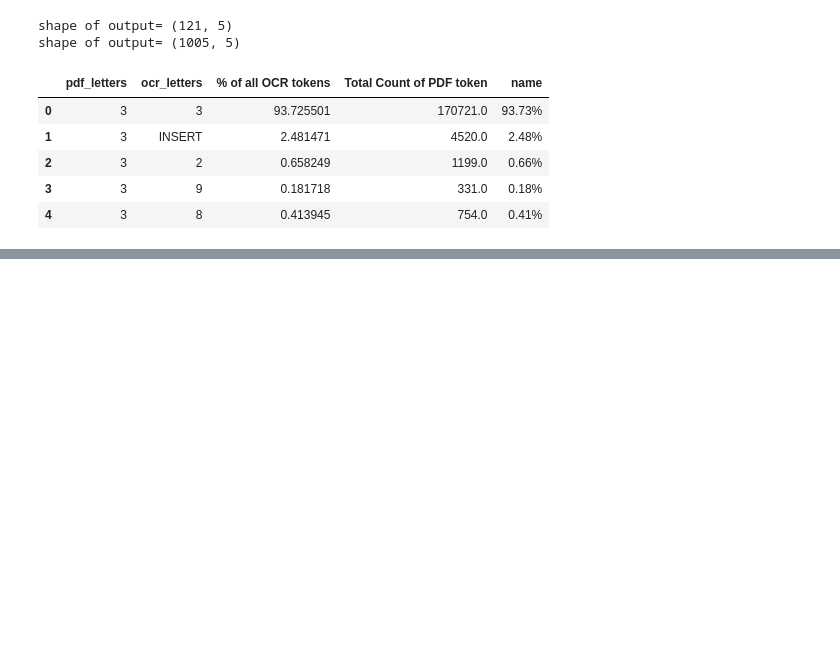
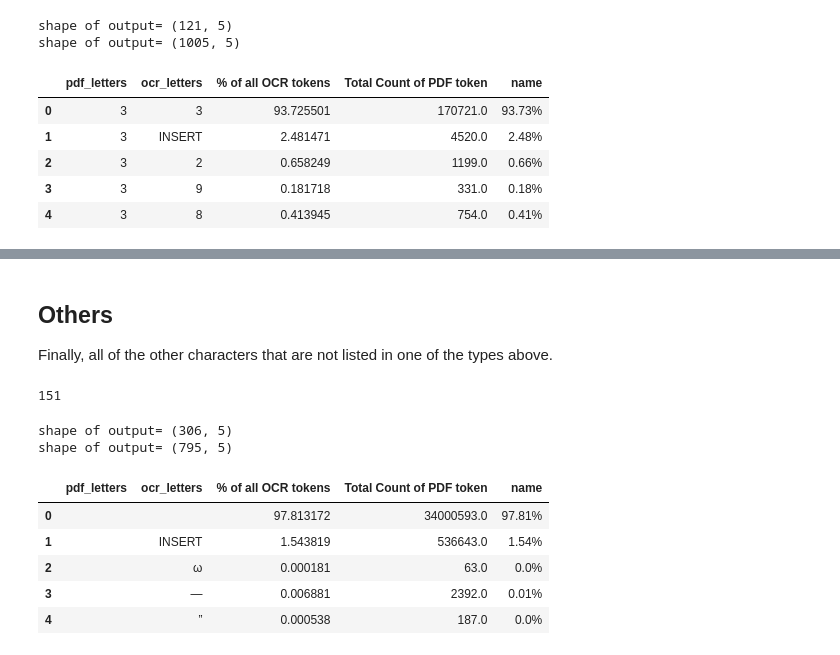
Before and after one commit to ReadingTimeMachine/ocr_post_correction, a Jupyter notebook: explore_dataset.ipynb, the cells around one changed output, grey strips where cells are left out. Cells and saved outputs as stored; diff of their text form; code cells hidden in the pictures; blank space fills up the shorter version.

```diff
--- a/explore_dataset.ipynb
+++ b/explore_dataset.ipynb
@@ -351,0 +403,46 @@ chart_digits.save(myJekyllDir + 'digits.json')
+# %% [markdown]
+## Others
+
+Finally, all of the other characters that are not listed in one of the types above.
+# %%
+not_others = punctuation.copy()
+not_others.extend(alphas)
+not_others.extend(digits)
+others = []
+for c in df_char['pdf_letters'].values:
+    if c not in not_others:
+        others.append(c)
+others = np.unique(others).tolist()
+
+# pop out our markers
+for p in ['^','@']:
+    try:
+        i = others.index(p)
+        others.pop(i)
+    except:
+        pass
+# %%
+len(others)
+# %% [output]
+151
+# %%
+others_extend_pdf = others.copy()
+others_extend_pdf.extend(['@'])
+others_extend_ocr = others.copy()
+others_extend_ocr.extend(['^'])
+# %%
+df_others = df_char.loc[(df_char['pdf_letters'].isin(others_extend_pdf)) & (df_char['ocr_letters'].isin(others_extend_ocr))]
+df_others_large = df_char.loc[df_char['pdf_letters'].isin(others_extend_pdf)] # keep all OCR letters
+# mostly for formatting
+df_others = subset_by_percent(df_others.copy(), tol_count = 0) # formatting
+df_others_large = subset_by_percent(df_others_large.copy(), tol_count = 10) # formatting
+df_others.head()
+# %% [output]
+shape of output= (306, 5)
+shape of output= (795, 5)
+|  | pdf_letters | ocr_letters | % of all OCR tokens | Total Count of PDF token | name |
+| 0 |  |  | 97.813172 | 34000593.0 | 97.81% |
+| 1 |  | INSERT | 1.543819 | 536643.0 | 1.54% |
+| 2 |  | ω | 0.000181 | 63.0 | 0.0% |
+| 3 |  | — | 0.006881 | 2392.0 | 0.01% |
+| 4 |  | ” | 0.000538 | 187.0 | 0.0% |
```
Also changed, not shown: parts of 43 cells of this notebook, 2 other files.
